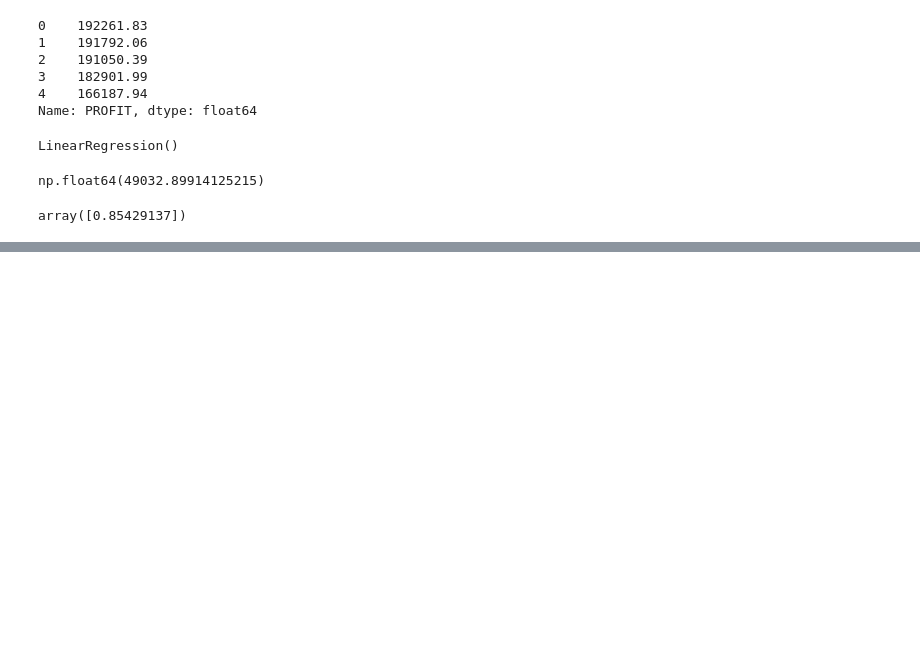
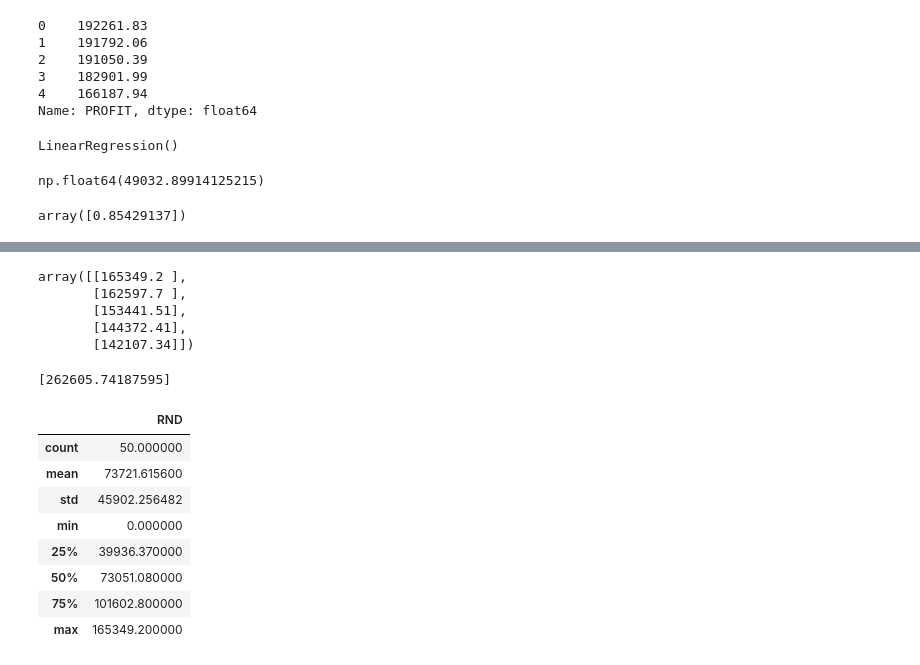
Before and after one commit to dhanashreeh2025-crypto/machine_learning, a Jupyter notebook: 01_Linear Regression/reg.ipynb, the cells around one changed output, grey strips where cells are left out. Cells and saved outputs as stored; diff of their text form; code cells hidden in the pictures; blank space fills up the shorter version.

```diff
--- a/01_Linear Regression/reg.ipynb
+++ b/01_Linear Regression/reg.ipynb
@@ -172,0 +220,27 @@ array([0.85429137])
+# %%
+X.values[0:5]
+# %% [output]
+array([[165349.2 ],
+       [162597.7 ],
+       [153441.51],
+       [144372.41],
+       [142107.34]])
+# %%
+# estimating profit for any RND value
+rnd = 2_50_000
+profit_pred = model1.predict([[rnd]])
+print(profit_pred)
+# %% [output]
+[262605.74187595]
+# %%
+X.describe()
+# %% [output]
+|  | RND |
+| count | 50.000000 |
+| mean | 73721.615600 |
+| std | 45902.256482 |
+| min | 0.000000 |
+| 25% | 39936.370000 |
+| 50% | 73051.080000 |
+| 75% | 101602.800000 |
+| max | 165349.200000 |
```
Also changed, not shown: parts of 29 cells of this notebook, 30 other files.
